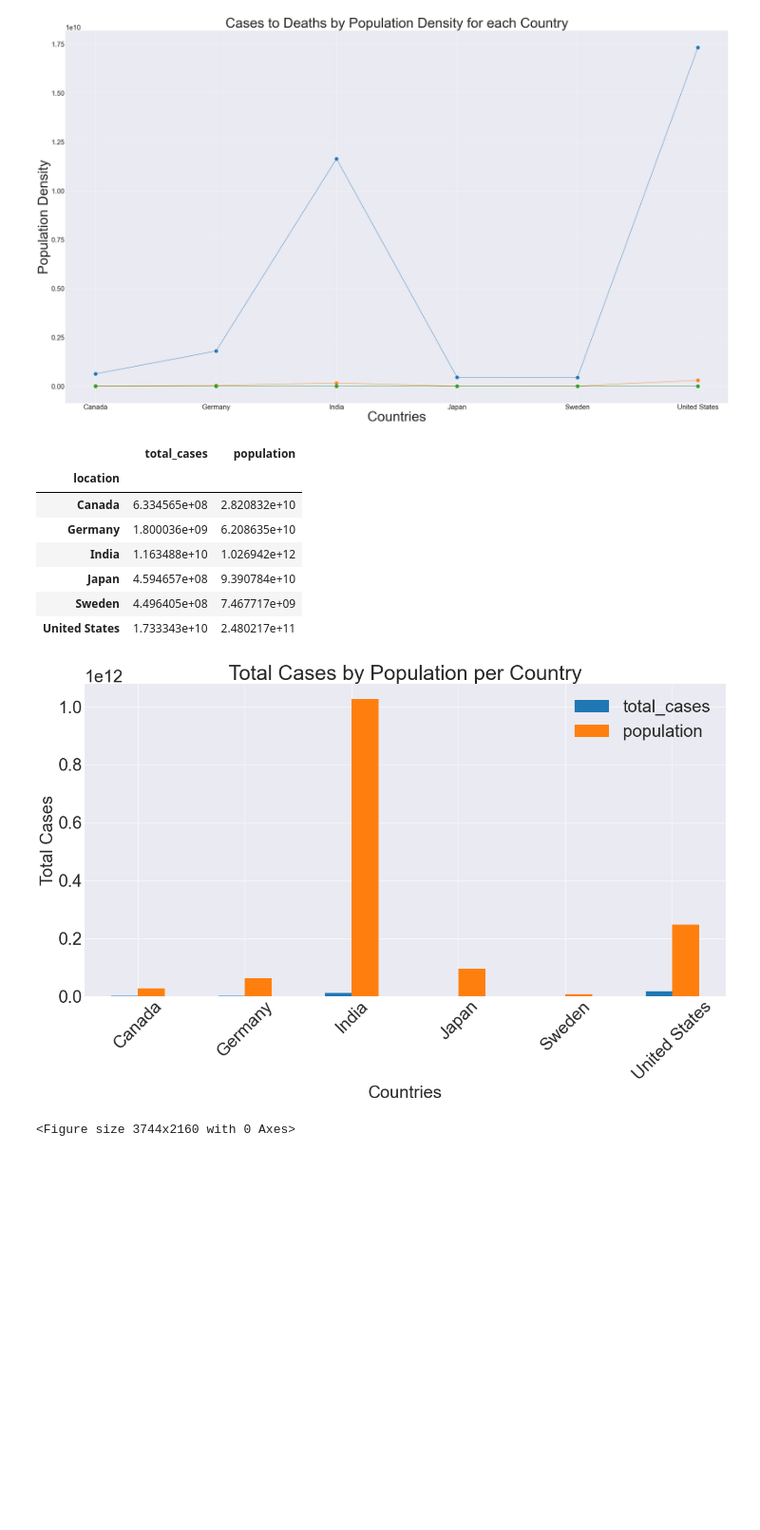
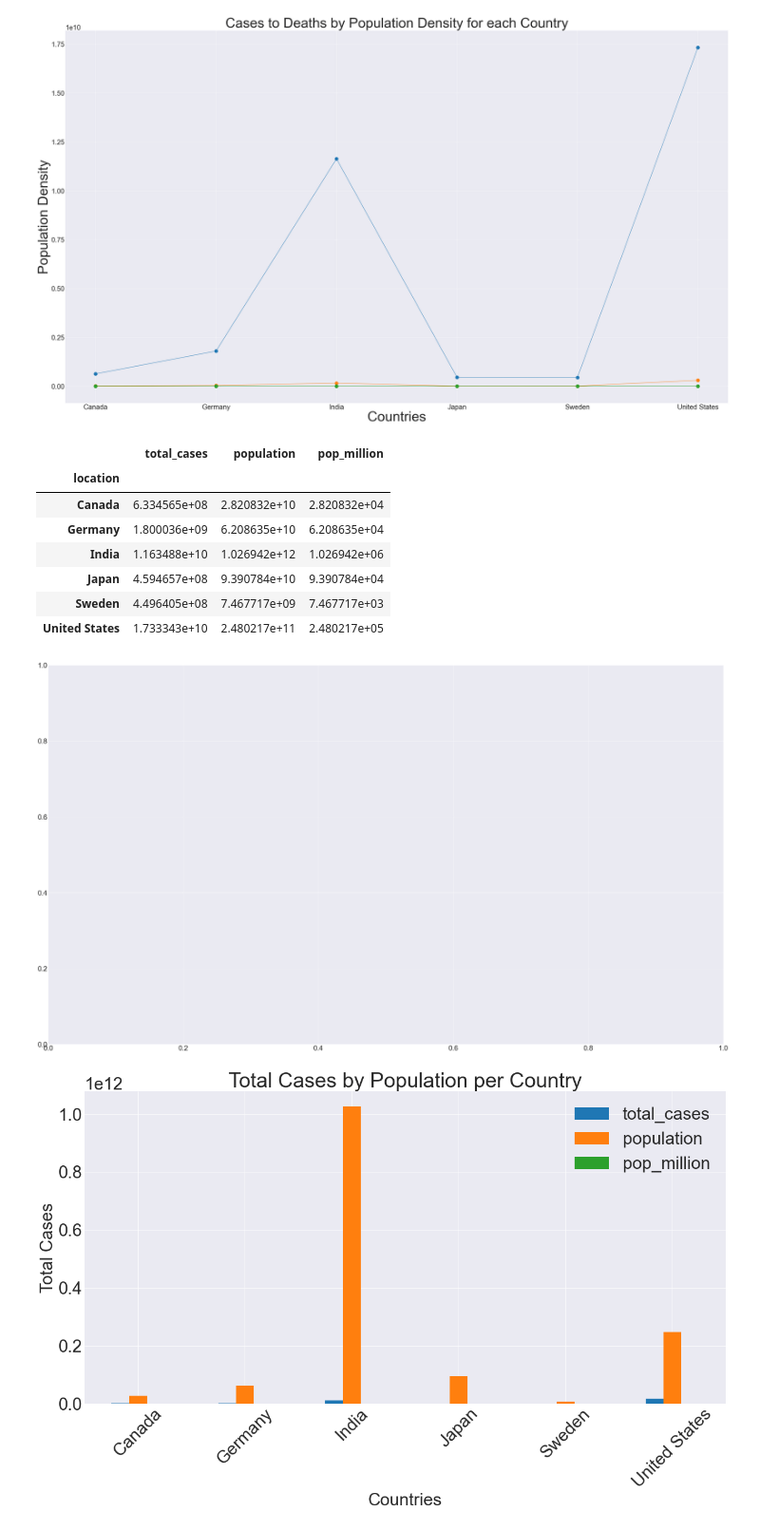
Before and after one commit to ranusuri/Team-A-Project-1, a Jupyter notebook: Setordji_Abotsi/Covid_Data_Analysis.1.ipynb, the cells around one changed output. Shown at 95% size. Saved outputs shown, nothing was run; the diff lists cells and outputs as text; code cells hidden in the pictures; blank space fills up the shorter version.

Commit message:
adding all my analysis graphs

```diff
--- a/Setordji_Abotsi/Covid_Data_Analysis.1.ipynb
+++ b/Setordji_Abotsi/Covid_Data_Analysis.1.ipynb
@@ -304,6 +345,6 @@ group_six_pop_density_df
 # %%
 # Grouping by location, total_cases, and population to help graph infection rate per country over population density
 group_six_pop_df = global_six_df.groupby(["location"]).agg({"population":"sum"})
-
+group_six_pop_df['pop_million'] = group_six_pop_df['population']/1000000
 group_six_pop_df
 # %% [output]
@@ -353,28 +409,40 @@ plt.show()
 [figure]
 # %%
 # Putting population, cases and population into one dataframe for graphing
-pop_cases_pop_df = pd.concat([group_six_cases_df, group_six_pop_df], axis=1)
+pop_cases_pop_df = pd.concat([group_six_cases_df, group_six_pop_df, ], axis=1)
 
 pop_cases_pop_df
 # %% [output]
-|  | total_cases | population |
-| location |  |  |
-| Canada | 6.334565e+08 | 2.820832e+10 |
-| Germany | 1.800036e+09 | 6.208635e+10 |
-| India | 1.163488e+10 | 1.026942e+12 |
-| Japan | 4.594657e+08 | 9.390784e+10 |
-| Sweden | 4.496405e+08 | 7.467717e+09 |
-| United States | 1.733343e+10 | 2.480217e+11 |
+|  | total_cases | population | pop_million |
+| location |  |  |  |
+| Canada | 6.334565e+08 | 2.820832e+10 | 2.820832e+04 |
+| Germany | 1.800036e+09 | 6.208635e+10 | 6.208635e+04 |
+| India | 1.163488e+10 | 1.026942e+12 | 1.026942e+06 |
+| Japan | 4.594657e+08 | 9.390784e+10 | 9.390784e+04 |
+| Sweden | 4.496405e+08 | 7.467717e+09 | 7.467717e+03 |
+| United States | 1.733343e+10 | 2.480217e+11 | 2.480217e+05 |
 # %%
 # Generate a bar plot showing the total covid cases by population density of each country.
+fig, ax=plt.subplots()
 pop_cases_pop_df.plot(kind="bar", figsize=(20,10), rot=45)
 plt.title("Total Cases by Population per Country")
 plt.ylabel("Total Cases")
 plt.xlabel("Countries")
 plt.rc("font", size=30)
 plt.legend()
 plt.show()
 plt.tight_layout()
+
+ax2 =ax.twinx()
+#ax2.plot(x2_six,linewidth=4,color="b",label='Total Cases ')
+plt.plot(group_six_pop_df[["population"]], color="b", marker='o', label="Total Population")
+ax2.tick_params('y', colors='b',labelsize=40)
+
+lines, labels = ax.get_legend_handles_labels()
+lines2, labels2 = ax2.get_legend_handles_labels()
+ax2.legend(lines + lines2, labels + labels2, loc='best',fontsize=60)
+ax2.grid(True)
+plt.savefig("Cases_Population_by_Countries.1.png")
 # %% [output]
-[figure, old version]
+[figure, new version]
-<Figure size 3744x2160 with 0 Axes>
+[figure, added]
```
Also changed, not shown: parts of 16 cells of this notebook, 15 other files.
